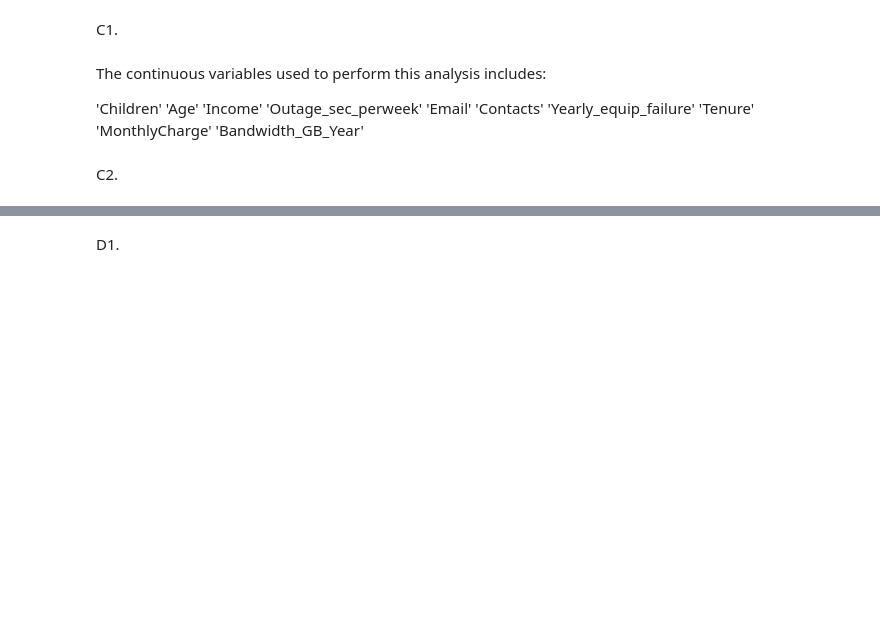
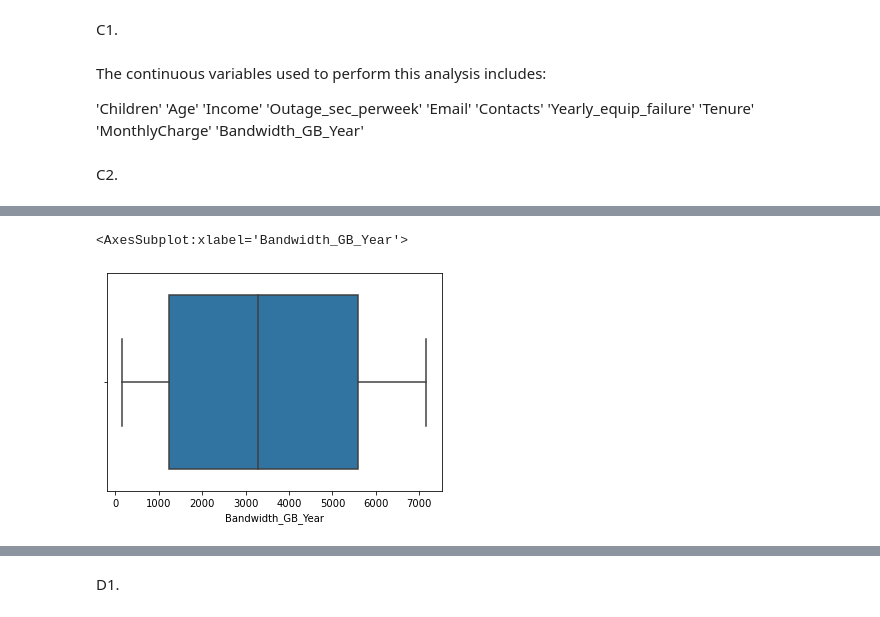
Before and after one commit to michaelle93/D212, a Jupyter notebook: D212task2.ipynb, the cells around one changed output, grey strips where cells are left out. Saved outputs shown, nothing was run; the diff lists cells and outputs as text; code cells hidden in the pictures; blank space fills up the shorter version.

```diff
--- a/D212task2.ipynb
+++ b/D212task2.ipynb
@@ -33,0 +196,5 @@ C2.
+# %%
+sns.boxplot('Bandwidth_GB_Year', data=df_numeric)
+# %% [output]
+<AxesSubplot:xlabel='Bandwidth_GB_Year'>
+[figure, added]
```
Also changed, not shown: parts of 44 cells of this notebook, 1 other file.
